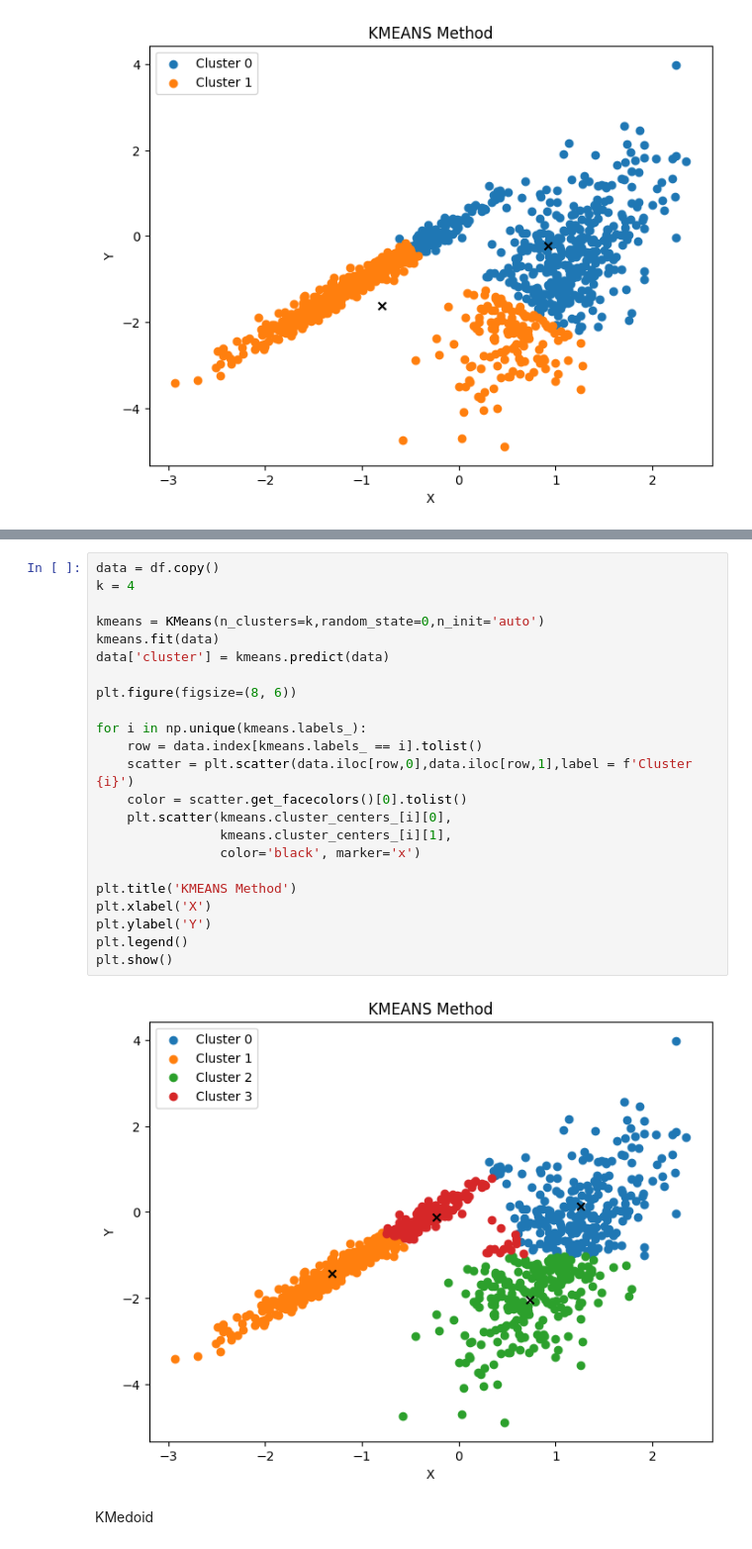
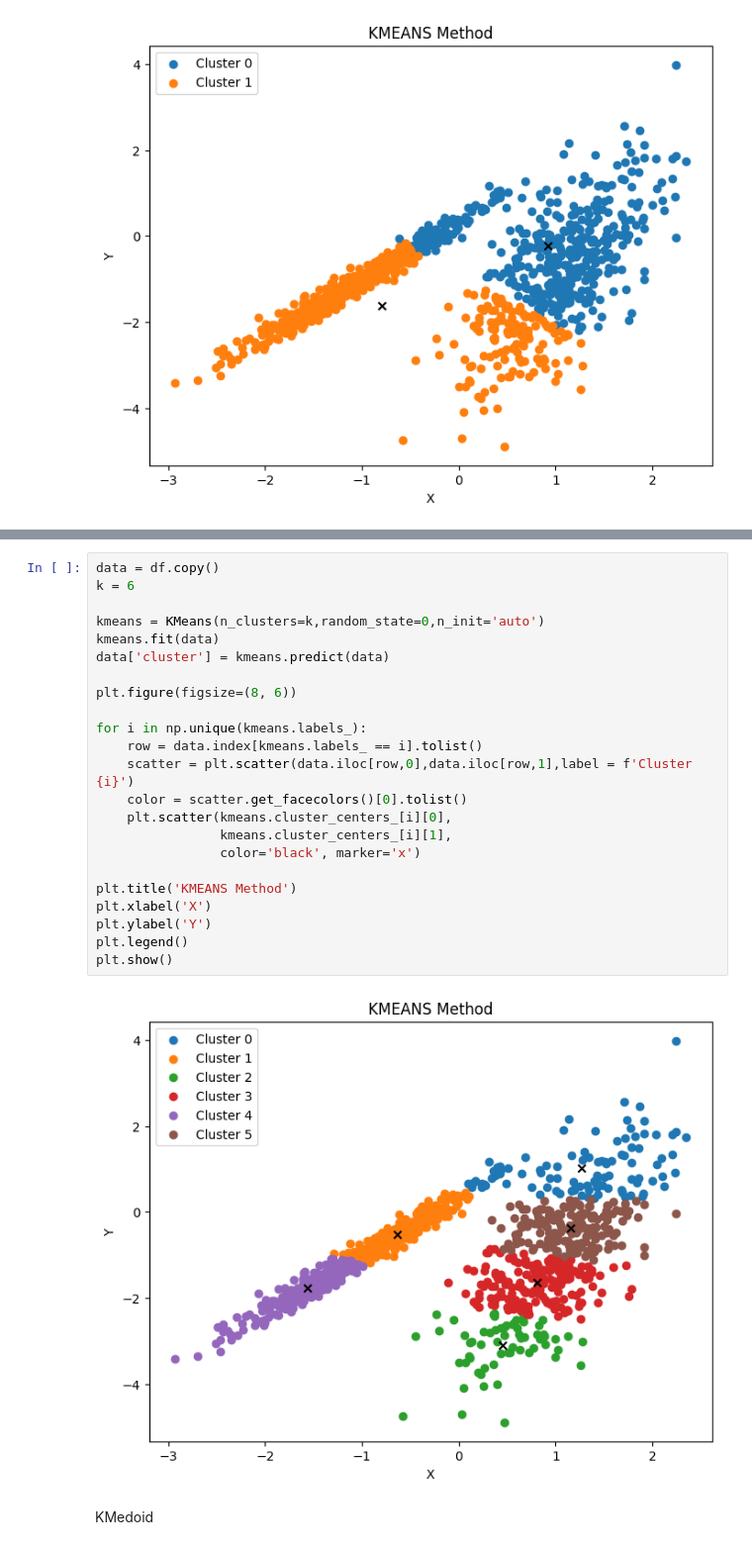
Before and after one commit to Joao-Bornelli/Clusterization, a Jupyter notebook: clusterization.ipynb, the cells around one changed output, grey strips where cells are left out. Shown: that part at 99% size. Saved outputs shown, nothing was run; the diff lists cells and outputs as text.

```diff
--- a/clusterization.ipynb
+++ b/clusterization.ipynb
@@ -97,28 +112,28 @@ plt.show()
 # %%
 data = df.copy()
-k = 4
+k = 6
 
 kmeans = KMeans(n_clusters=k,random_state=0,n_init='auto')
 kmeans.fit(data)
 data['cluster'] = kmeans.predict(data)
 
 plt.figure(figsize=(8, 6))
 
 for i in np.unique(kmeans.labels_):
     row = data.index[kmeans.labels_ == i].tolist()
     scatter = plt.scatter(data.iloc[row,0],data.iloc[row,1],label = f'Cluster {i}')
     color = scatter.get_facecolors()[0].tolist()
     plt.scatter(kmeans.cluster_centers_[i][0],
                 kmeans.cluster_centers_[i][1],
                 color='black', marker='x')
 
 plt.title('KMEANS Method')
 plt.xlabel('X')
 plt.ylabel('Y')
 plt.legend()
 plt.show()
 # %% [output]
-[figure, old version]
+[figure, new version]
 # %% [markdown]
 KMedoid
 # %%
```
Also changed, not shown: parts of 3 cells of this notebook.
